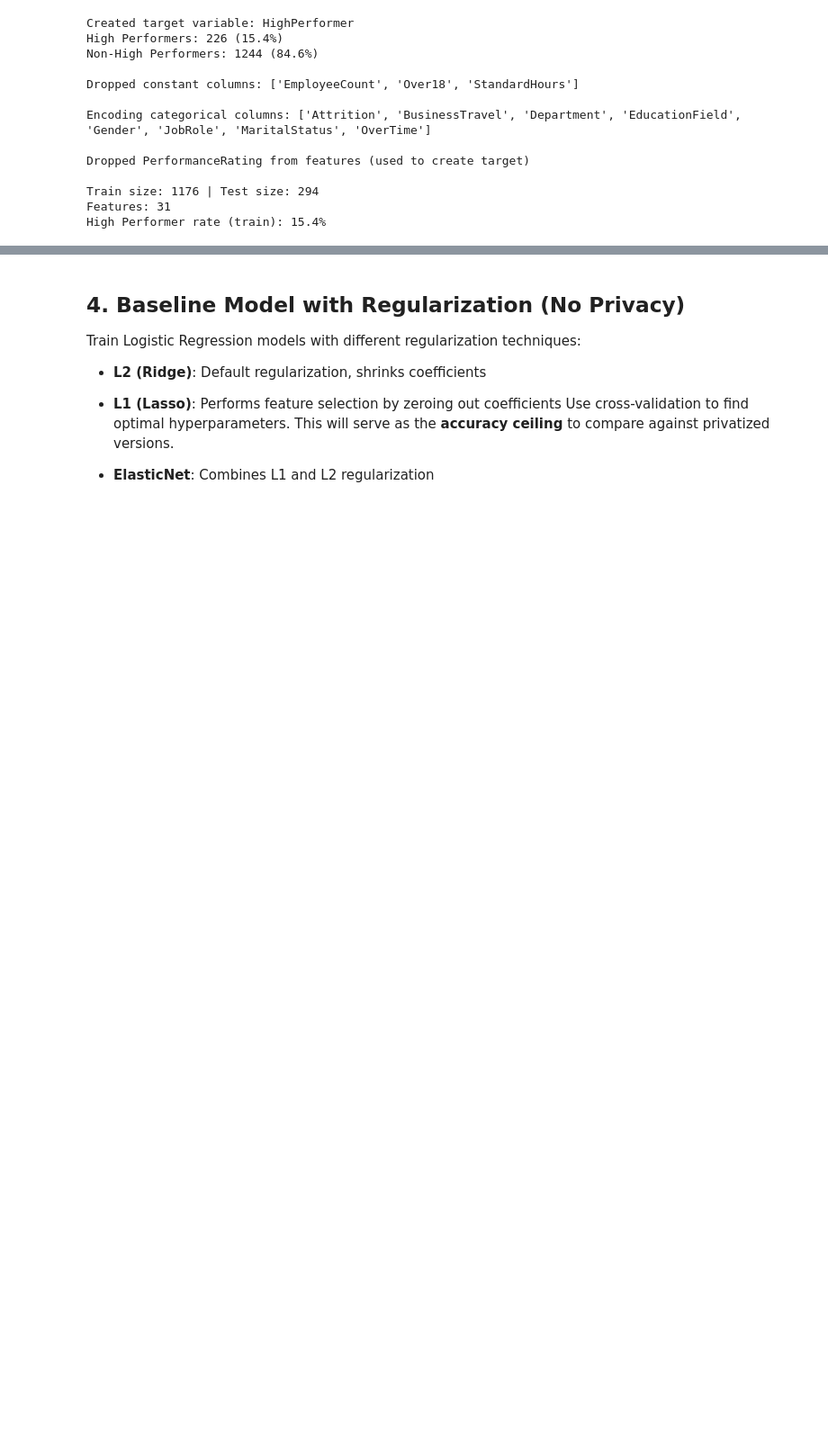
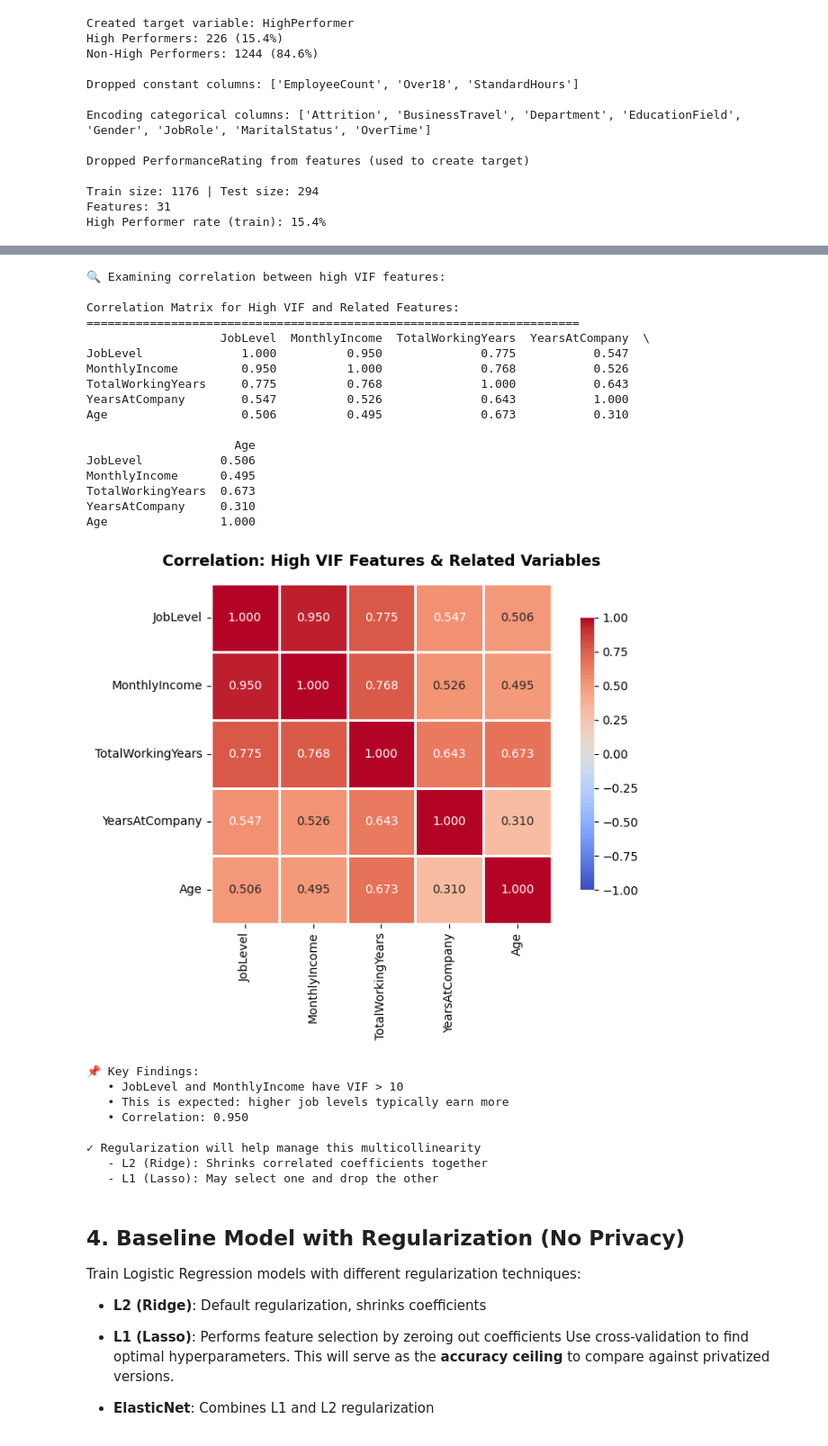
Before and after one commit to chloepart/DSBA6010_Final_Project, a Jupyter notebook: DSBA6010_Final_Project.ipynb, the cells around one changed output, grey strips where cells are left out. Shown at 90% size. Saved outputs shown, nothing was run; the diff lists cells and outputs as text; code cells hidden in the pictures; blank space fills up the shorter version.

```diff
--- a/DSBA6010_Final_Project.ipynb
+++ b/DSBA6010_Final_Project.ipynb
@@ -332,3 +438,67 @@ High Performer rate (train): 15.4%
+# %%
+# Examine correlation between high VIF features
+high_vif_features = vif_data[vif_data['VIF'] > 10]['Feature'].tolist()
+
+if len(high_vif_features) > 0:
+    print(f"\n🔍 Examining correlation between high VIF features:")
+
+    # Add related features that might be correlated
+    related_features = high_vif_features + ['TotalWorkingYears', 'YearsAtCompany', 'Age']
+    related_features = [f for f in related_features if f in X_train.columns]
+
+    # Calculate correlation matrix for these features
+    corr_matrix = X_train[related_features].corr()
+
+    print(f"\nCorrelation Matrix for High VIF and Related Features:")
+    print("="*70)
+    print(corr_matrix.round(3))
+
+    # Visualize correlation
+    fig, ax = plt.subplots(figsize=(8, 6))
+    sns.heatmap(corr_matrix, annot=True, fmt='.3f', cmap='coolwarm', center=0,
+                square=True, linewidths=1, cbar_kws={'shrink': 0.8},
+                vmin=-1, vmax=1, ax=ax)
+    ax.set_title('Correlation: High VIF Features & Related Variables',
+                 fontsize=13, fontweight='bold', pad=15)
+    plt.tight_layout()
+    plt.show()
+
+    print("\n📌 Key Findings:")
+    print(f"   • JobLevel and MonthlyIncome have VIF > 10")
+    print(f"   • This is expected: higher job levels typically earn more")
+    print(f"   • Correlation: {corr_matrix.loc['JobLevel', 'MonthlyIncome']:.3f}")
+    print(f"\n✓ Regularization will help manage this multicollinearity")
+    print(f"   - L2 (Ridge): Shrinks correlated coefficients together")
+    print(f"   - L1 (Lasso): May select one and drop the other")
+else:
+    print("\n✓ No high VIF features to examine")
+# %% [output]
+🔍 Examining correlation between high VIF features:
+
+Correlation Matrix for High VIF and Related Features:
+======================================================================
+                   JobLevel  MonthlyIncome  TotalWorkingYears  YearsAtCompany  \
+JobLevel              1.000          0.950              0.775           0.547
+MonthlyIncome         0.950          1.000              0.768           0.526
+TotalWorkingYears     0.775          0.768              1.000           0.643
+YearsAtCompany        0.547          0.526              0.643           1.000
+Age                   0.506          0.495              0.673           0.310
+
+                     Age
+JobLevel           0.506
+MonthlyIncome      0.495
+TotalWorkingYears  0.673
+YearsAtCompany     0.310
+Age                1.000
+[figure, added]
+📌 Key Findings:
+   • JobLevel and MonthlyIncome have VIF > 10
+   • This is expected: higher job levels typically earn more
+   • Correlation: 0.950
+
+✓ Regularization will help manage this multicollinearity
+   - L2 (Ridge): Shrinks correlated coefficients together
+   - L1 (Lasso): May select one and drop the other
 # %% [markdown]
 ## 4. Baseline Model with Regularization (No Privacy)
 
```
Also changed, not shown: parts of 3 cells of this notebook.
